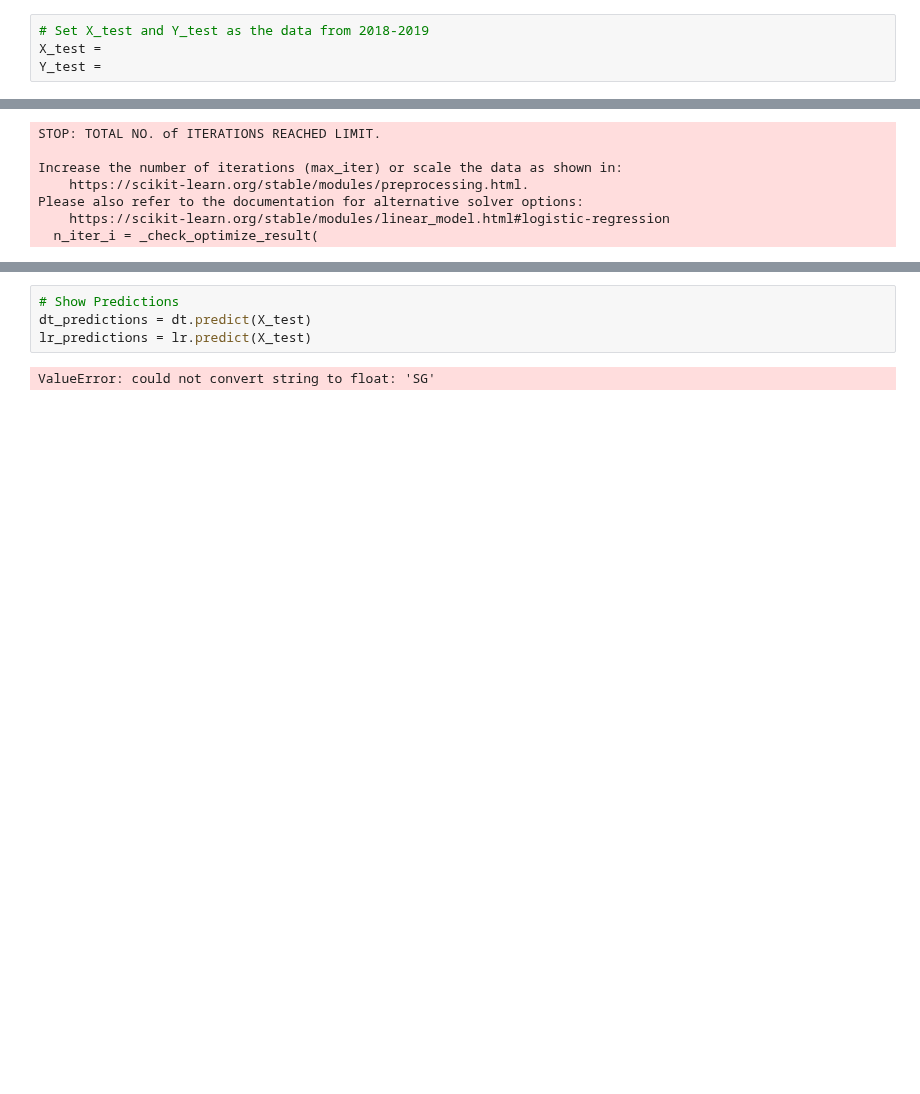
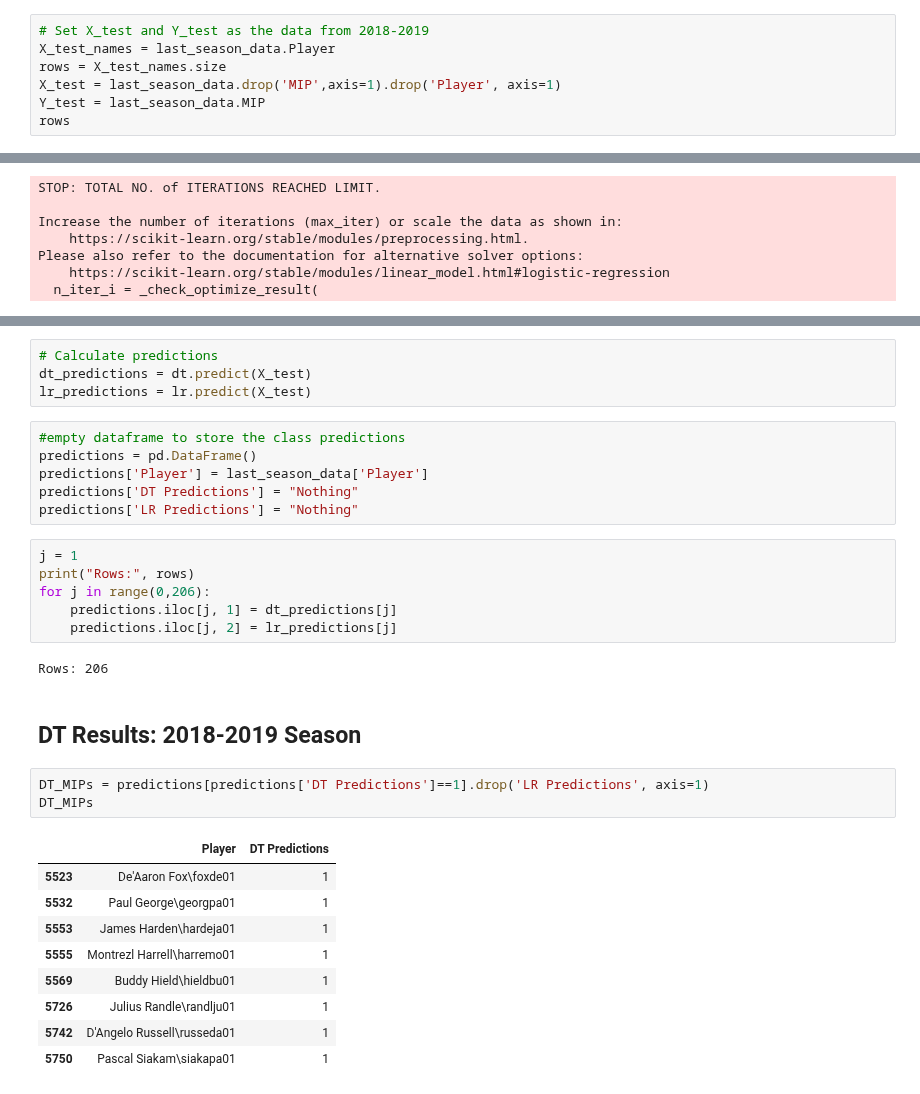
Before and after one commit to victoria-yining-huang/NBA-MIP, a Jupyter notebook: final_results_1819.ipynb, the cells around one changed output, grey strips where cells are left out. Cells and saved outputs as stored; diff of their text form; blank space fills up the shorter version.

Commit message:
added results

```diff
--- a/final_results_1819.ipynb
+++ b/final_results_1819.ipynb
@@ -57,5 +57,8 @@ feature_names1 = list(X_train.columns)
 Y_train = feature_set_3.MIP
 # %%
 # Set X_test and Y_test as the data from 2018-2019
-X_test =
-Y_test =
+X_test_names = last_season_data.Player
+rows = X_test_names.size
+X_test = last_season_data.drop('MIP',axis=1).drop('Player', axis=1)
+Y_test = last_season_data.MIP
+rows
@@ -79,6 +84,33 @@ show_tree(dt,feature_names1,'Decision_Tree_1')
 # %%
-# Show Predictions
+# Calculate predictions
 dt_predictions = dt.predict(X_test)
 lr_predictions = lr.predict(X_test)
-# %% [output]
-ValueError: could not convert string to float: 'SG'
+# %%
+#empty dataframe to store the class predictions
+predictions = pd.DataFrame()
+predictions['Player'] = last_season_data['Player']
+predictions['DT Predictions'] = "Nothing"
+predictions['LR Predictions'] = "Nothing"
+# %%
+j = 1
+print("Rows:", rows)
+for j in range(0,206):
+    predictions.iloc[j, 1] = dt_predictions[j]
+    predictions.iloc[j, 2] = lr_predictions[j]
+# %% [output]
+Rows: 206
+# %% [markdown]
+## DT Results: 2018-2019 Season
+# %%
+DT_MIPs = predictions[predictions['DT Predictions']==1].drop('LR Predictions', axis=1)
+DT_MIPs
+# %% [output]
+|  | Player | DT Predictions |
+| 5523 | De'Aaron Fox\foxde01 | 1 |
+| 5532 | Paul George\georgpa01 | 1 |
+| 5553 | James Harden\hardeja01 | 1 |
+| 5555 | Montrezl Harrell\harremo01 | 1 |
+| 5569 | Buddy Hield\hieldbu01 | 1 |
+| 5726 | Julius Randle\randlju01 | 1 |
+| 5742 | D'Angelo Russell\russeda01 | 1 |
+| 5750 | Pascal Siakam\siakapa01 | 1 |
```
Also changed, not shown: parts of 5 cells of this notebook, 2 other files.
